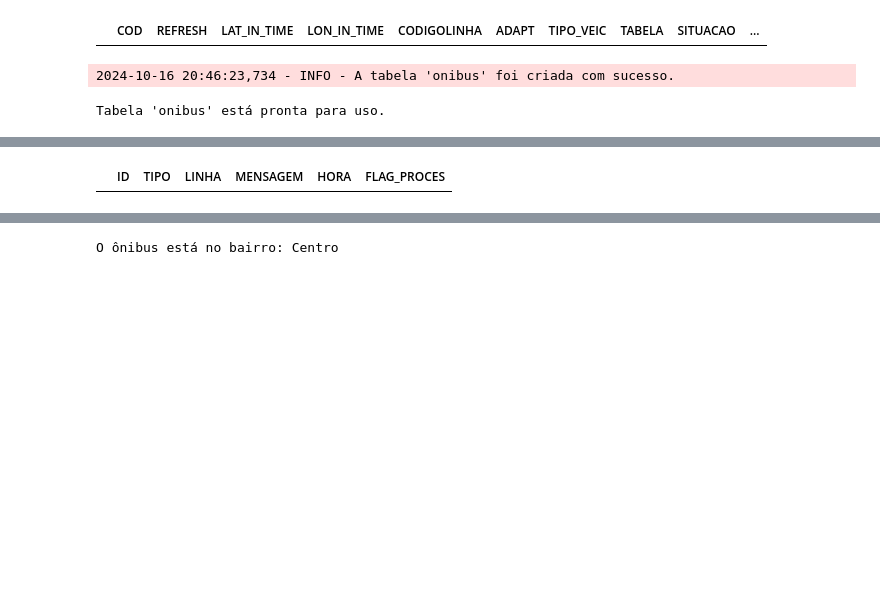
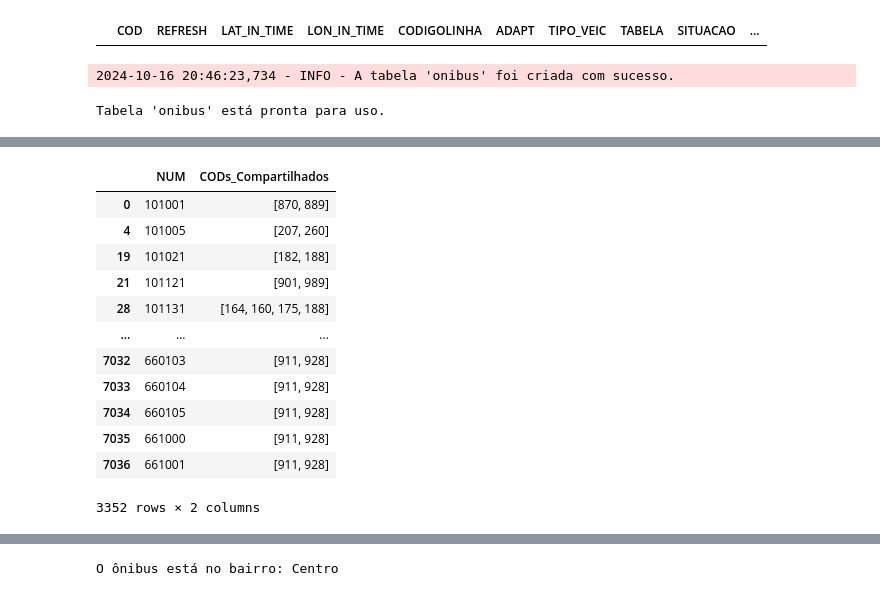
Before and after one commit to Feimac/IniciacaoCientifica, a Jupyter notebook: AlgoritmosExtracao/extracaoOnibus.ipynb, the cells around one changed output, grey strips where cells are left out. Cells and saved outputs as stored; diff of their text form; code cells hidden in the pictures; blank space fills up the shorter version.

```diff
--- a/AlgoritmosExtracao/extracaoOnibus.ipynb
+++ b/AlgoritmosExtracao/extracaoOnibus.ipynb
@@ -252,7 +285,29 @@ A tabela 'onibus' está vazia ou não foi encontrada.
 # %%
-df_onibus
+# Agrupar pelo 'NUM' e listar os códigos (COD) associados
+linhas_com_mesmo_num = (
+    df_onibus.groupby('NUM')['COD']
+    .apply(lambda x: list(x.unique()))  # Cria uma lista única de COD para cada NUM
+    .reset_index(name='CODs_Compartilhados')
+)
+
+# Filtrar apenas os 'NUM' com mais de um COD
+linhas_com_mesmo_num = linhas_com_mesmo_num[linhas_com_mesmo_num['CODs_Compartilhados'].apply(len) > 1]
-# %% [output]
-|  | ID | TIPO | LINHA | MENSAGEM | HORA | FLAG_PROCES |
+# %%
+linhas_com_mesmo_num
+# %% [output]
+|  | NUM | CODs_Compartilhados |
+| 0 | 101001 | [870, 889] |
+| 4 | 101005 | [207, 260] |
+| 19 | 101021 | [182, 188] |
+| 21 | 101121 | [901, 989] |
+| 28 | 101131 | [164, 160, 175, 188] |
+| ... | ... | ... |
+| 7032 | 660103 | [911, 928] |
+| 7033 | 660104 | [911, 928] |
+| 7034 | 660105 | [911, 928] |
+| 7035 | 661000 | [911, 928] |
+| 7036 | 661001 | [911, 928] |
+3352 rows × 2 columns
 # %%
 df_onibus[df_onibus['TIPO_VEIC'] == 10]
 # %% [output]
```
Also changed, not shown: parts of 2 cells of this notebook, 2 other files.
